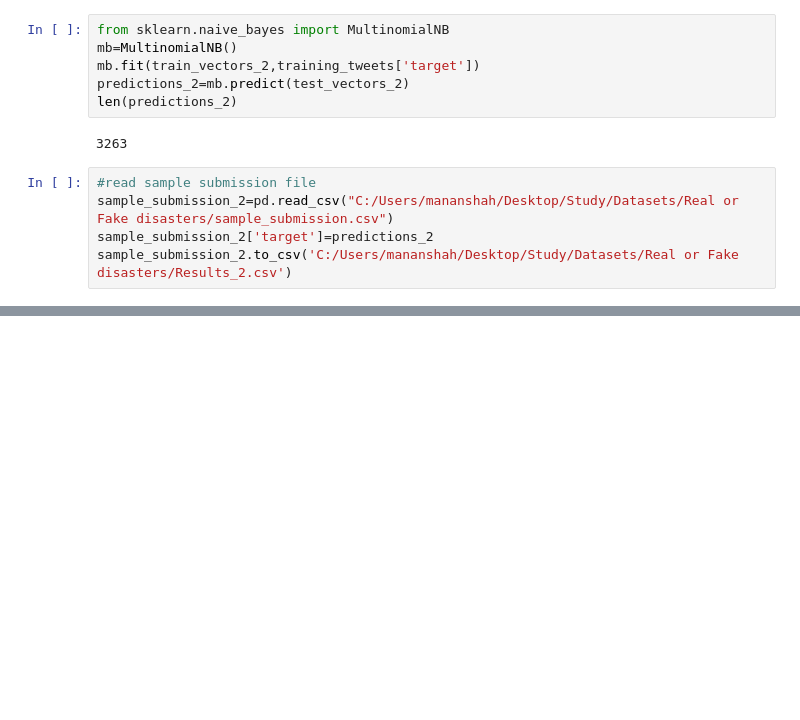
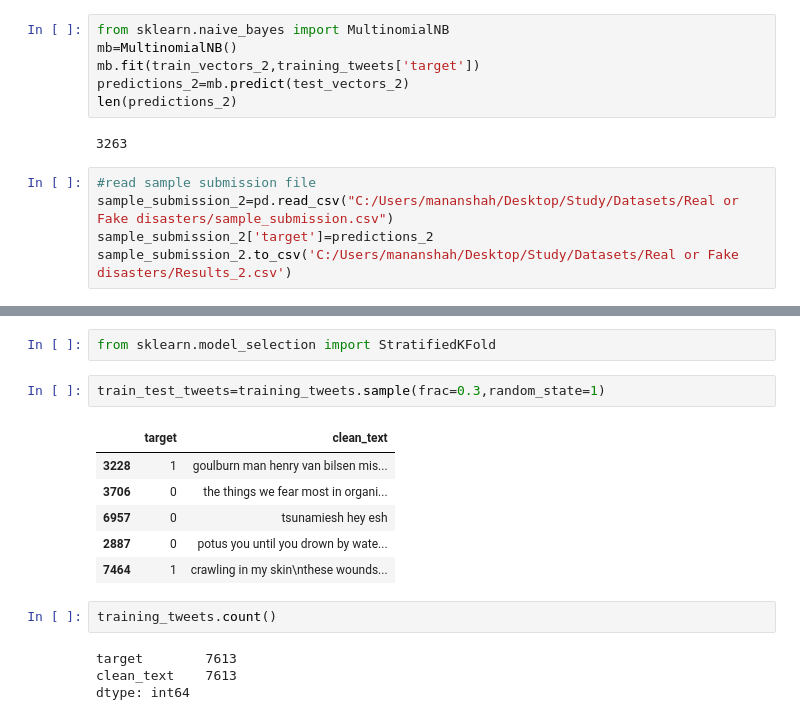
Before and after one commit to mananashah007/Fake-Real-Disaster-Tweets, a Jupyter notebook: fake real Tweets.ipynb, the cells around one changed output, grey strips where cells are left out. Saved outputs shown, nothing was run; the diff lists cells and outputs as text; blank space fills up the shorter version.

```diff
--- a/fake real Tweets.ipynb
+++ b/fake real Tweets.ipynb
@@ -254,0 +252,17 @@ sample_submission_2.to_csv('C:/Users/mananshah/Desktop/Study/Datasets/Real or Fa
+# %%
+from sklearn.model_selection import StratifiedKFold
+# %%
+train_test_tweets=training_tweets.sample(frac=0.3,random_state=1)
+# %% [output]
+|  | target | clean_text |
+| 3228 | 1 | goulburn man henry van bilsen mis... |
+| 3706 | 0 | the things we fear most in organi... |
+| 6957 | 0 | tsunamiesh hey esh |
+| 2887 | 0 | potus you until you drown by wate... |
+| 7464 | 1 | crawling in my skin\nthese wounds... |
+# %%
+training_tweets.count()
+# %% [output]
+target        7613
+clean_text    7613
+dtype: int64
```
Also changed, not shown: parts of 8 cells of this notebook.
